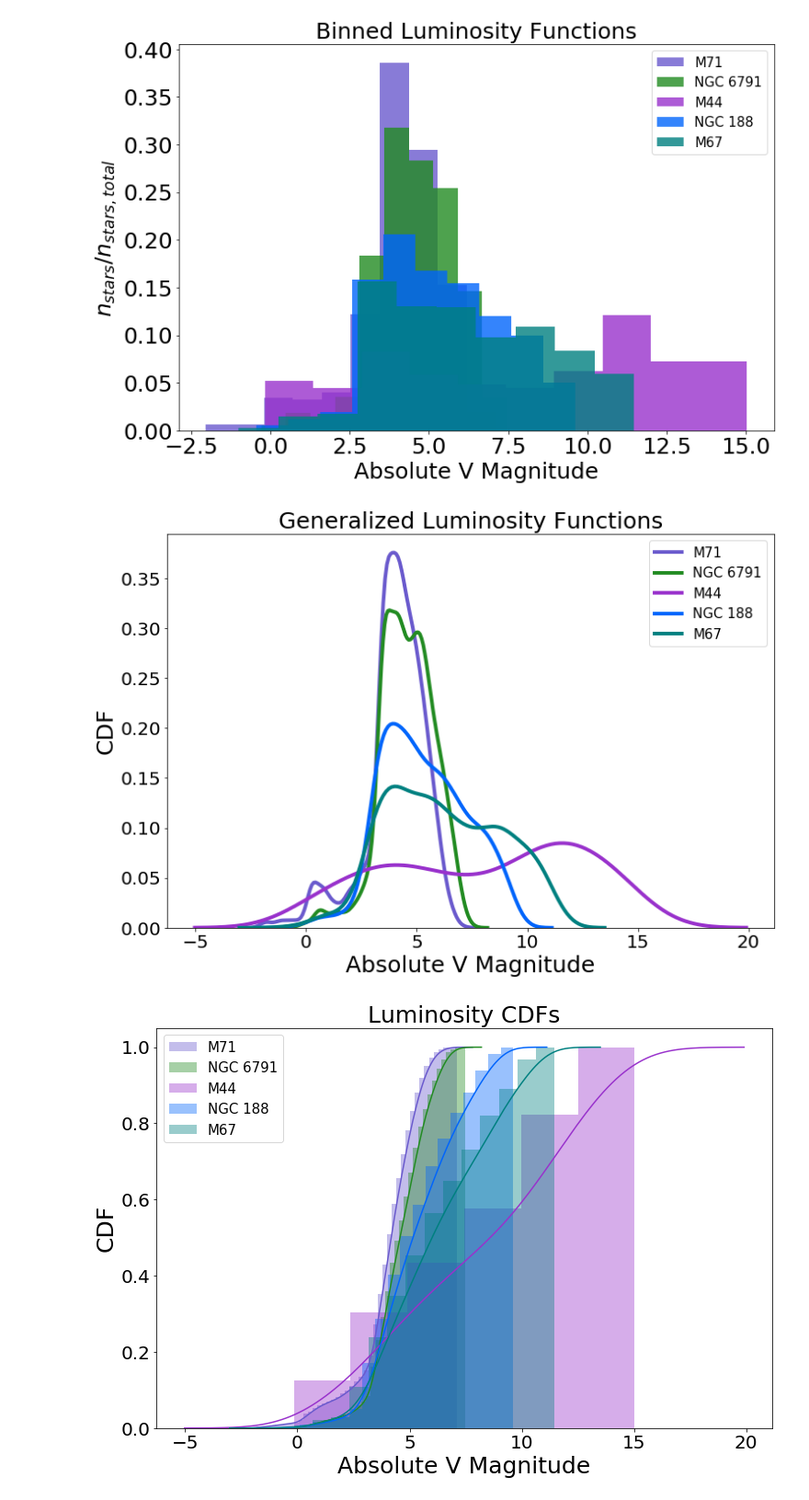
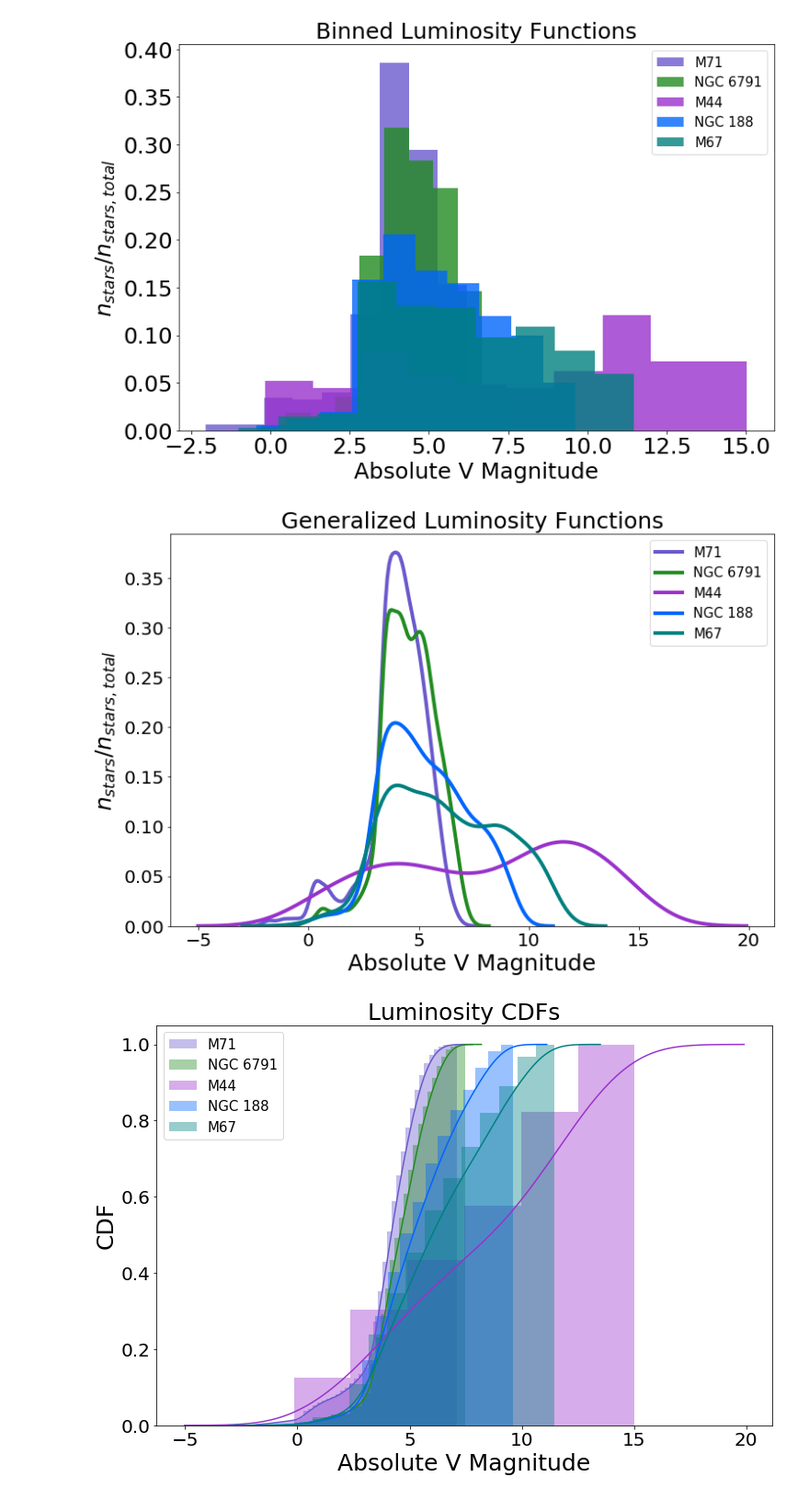
Before and after one commit to ssagear/gaiaproject_stars2021, a Jupyter notebook: all_lum_functions.ipynb, the cells around one changed output. Shown: that part at 92% size. Cells and saved outputs as stored; diff of their text form; code cells hidden in the pictures.

```diff
--- a/all_lum_functions.ipynb
+++ b/all_lum_functions.ipynb
@@ -40,31 +40,31 @@ plt.savefig("LumHist.png")
 # %%
 sns.distplot(M71, hist=False, kde=True,
              bins=25, color = 'slateblue',
              kde_kws={'linewidth': 4},label='M71')
 sns.distplot(NGC6791, hist=False, kde=True,
              bins=25, color = 'forestgreen',
              kde_kws={'linewidth': 4},label='NGC 6791')
 sns.distplot(M44, hist=False, kde=True,
              bins=25, color = 'darkorchid',
              kde_kws={'linewidth': 4},label='M44')
 sns.distplot(NGC188, hist=False, kde=True,
              bins=25, color = 'xkcd:bright blue',
              kde_kws={'linewidth': 4},label='NGC 188')
 sns.distplot(M67, hist=False, kde=True,
              bins=25, color = 'teal',
              kde_kws={'linewidth': 4},label='M67')
 
 plt.xticks(fontsize=20)
 plt.yticks(fontsize=20)
 plt.xlabel('Absolute V Magnitude', fontsize=25)
-plt.ylabel('CDF', fontsize=25)
+plt.ylabel('$n_{stars}/n_{stars, total}$', fontsize=fsize)
 plt.title('Generalized Luminosity Functions', fontsize=fsize)
 plt.legend(fontsize=15)
 
 
 plt.savefig("LumGenHist.png")
 # %% [output]
-[figure, old version]
+[figure, new version]
 # %%
 kwargs = {'cumulative': True}
 
```
